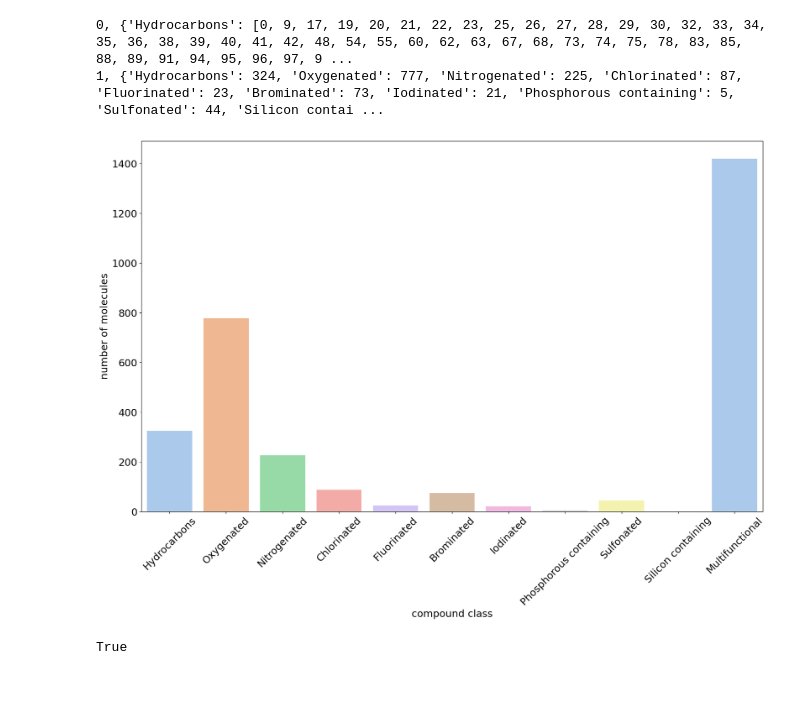
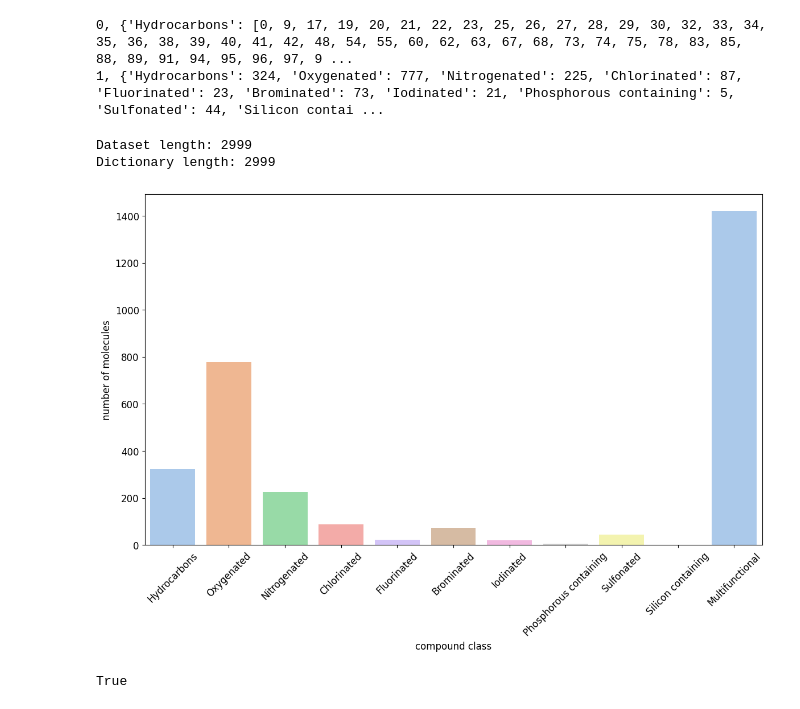
Before and after one commit to aerte/GraPE, a Jupyter notebook: notebooks/tests.ipynb, the cells around one changed output. Saved outputs shown, nothing was run; the diff lists cells and outputs as text; code cells hidden in the pictures.

```diff
--- a/notebooks/tests.ipynb
+++ b/notebooks/tests.ipynb
@@ -152,13 +152,24 @@ dataset = BradleyDoublePlus()
 0, {'Hydrocarbons': [0, 9, 17, 19, 20, 21, 22, 23, 25, 26, 27, 28, 29, 30, 32, 33, 34, 35, 36, 38, 39, 40, 41, 42, 48, 54, 55, 60, 62, 63, 67, 68, 73, 74, 75, 78, 83, 85, 88, 89, 91, 94, 95, 96, 97, 9 ...
 1, {'Hydrocarbons': 324, 'Oxygenated': 777, 'Nitrogenated': 225, 'Chlorinated': 87, 'Fluorinated': 23, 'Brominated': 73, 'Iodinated': 21, 'Phosphorous containing': 5, 'Sulfonated': 44, 'Silicon contai ...
 # %%
-from dglchem.data import BradleyDoublePlus
+%matplotlib inline
+from dglchem.datasets import BradleyDoublePlus
 dataset = BradleyDoublePlus()
 
+from dglchem.utils import classify_compounds
+_, num_dict = classify_compounds(dataset.smiles)
+l = 0
+for key in num_dict.keys():
+    l+=num_dict[key]
+print(f'Dataset length: {len(dataset.smiles)}', f'Dictionary length: {l}', sep='\n')
+
+
 from dglchem.utils import compound_nums_chart
-compound_nums_chart(dataset.smiles)
+compound_nums_chart(dataset.smiles, save_fig=True)
 # %% [output]
+Dataset length: 2999
+Dictionary length: 2999
-[figure, old version]
+[figure, new version]
 # %%
 b = [[1,2],[1,2]]
 isinstance(b, list)
```
Also changed, not shown: parts of 10 cells of this notebook, 10 other files.
